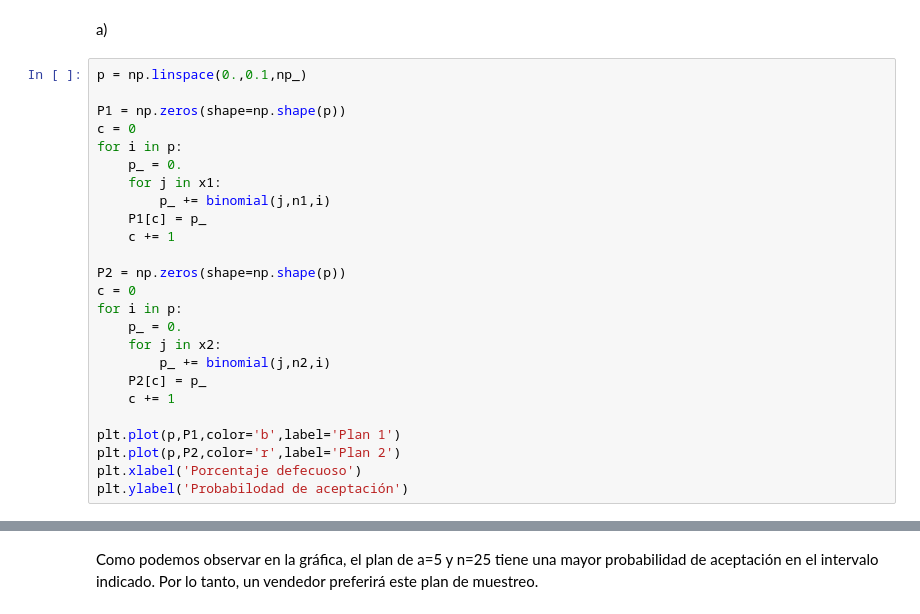
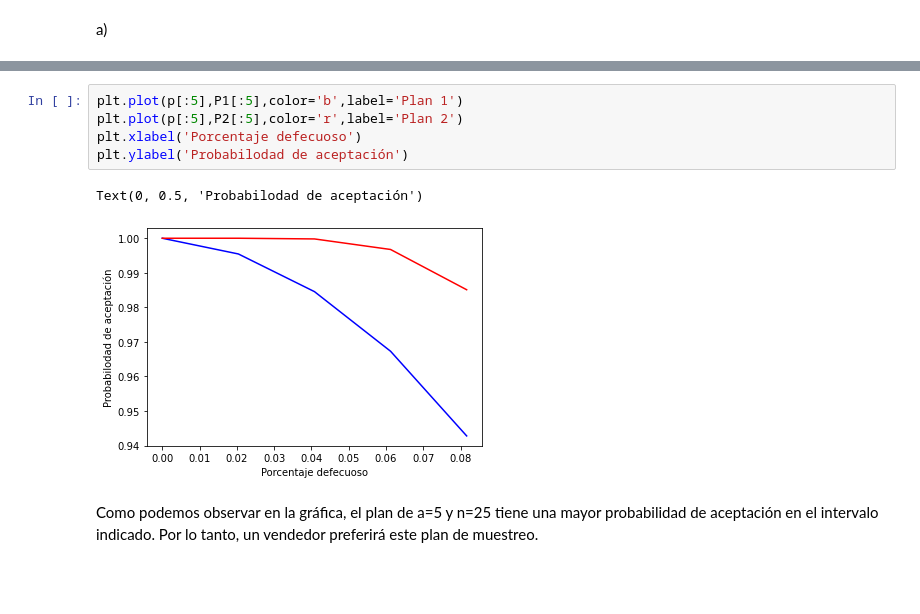
Before and after one commit to slaverdeg/complementaria, a Jupyter notebook: Taller 4/Punto 2.ipynb, the cells around one changed output, grey strips where cells are left out. Drawn from its saved outputs; the diff is of its cells as text; blank space fills up the shorter version.

```diff
--- a/Taller 4/Punto 2.ipynb
+++ b/Taller 4/Punto 2.ipynb
@@ -53,27 +92,2 @@ Text(0, 0.5, 'Probabilodad de aceptación')
 # %% [markdown]
 a)
-# %%
-p = np.linspace(0.,0.1,np_)
-
-P1 = np.zeros(shape=np.shape(p))
-c = 0
-for i in p:
-    p_ = 0.
-    for j in x1:
-        p_ += binomial(j,n1,i)
-    P1[c] = p_
-    c += 1
-
-P2 = np.zeros(shape=np.shape(p))
-c = 0
-for i in p:
-    p_ = 0.
-    for j in x2:
-        p_ += binomial(j,n2,i)
-    P2[c] = p_
-    c += 1
-
-plt.plot(p,P1,color='b',label='Plan 1')
-plt.plot(p,P2,color='r',label='Plan 2')
-plt.xlabel('Porcentaje defecuoso')
-plt.ylabel('Probabilodad de aceptación')
@@ -83,3 +94,11 @@ Text(0, 0.5, 'Probabilodad de aceptación')
+# %%
+plt.plot(p[:5],P1[:5],color='b',label='Plan 1')
+plt.plot(p[:5],P2[:5],color='r',label='Plan 2')
+plt.xlabel('Porcentaje defecuoso')
+plt.ylabel('Probabilodad de aceptación')
+# %% [output]
+Text(0, 0.5, 'Probabilodad de aceptación')
+[figure, added]
 # %% [markdown]
 Como podemos observar en la gráfica, el plan de a=5 y n=25 tiene una mayor probabilidad de aceptación en el intervalo indicado. Por lo tanto, un vendedor preferirá este plan de muestreo.
 # %% [markdown]
```
Also changed, not shown: parts of 24 cells of this notebook.
